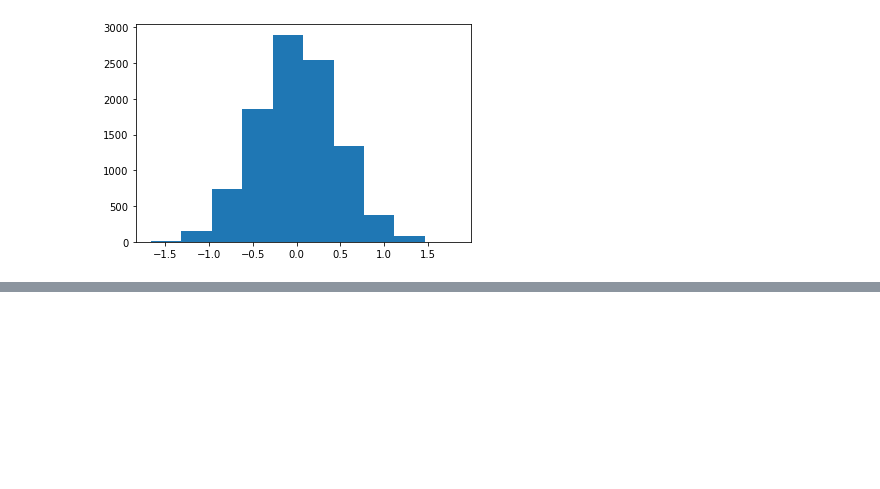
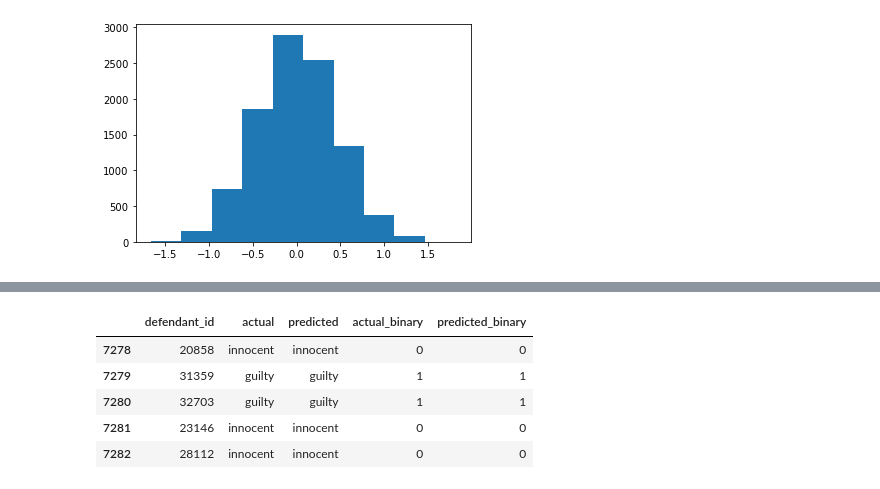
Before and after one commit to tharcyla/practical-statistics, a Jupyter notebook: 12_Hypothesis-Testing.ipynb, the cells around one changed output, grey strips where cells are left out. Drawn from its saved outputs; the diff is of its cells as text; code cells hidden in the pictures; blank space fills up the shorter version.

```diff
--- a/12_Hypothesis-Testing.ipynb
+++ b/12_Hypothesis-Testing.ipynb
@@ -237,0 +405,3 @@ plt.hist(null_vals);
+# %%
+jud_data = pd.read_csv('support-files/12_Hypothesis-Testing/judicial_dataset_predictions.csv')
+par_data = pd.read_csv('support-files/12_Hypothesis-Testing/parachute_dataset.csv')
@@ -237,0 +425,3 @@ plt.hist(null_vals);
+# %%
+jud_data['actual_binary'] = jud_data['actual'].apply(lambda x: 0 if x == "innocent" else 1)
+jud_data.tail()
@@ -237,0 +435,10 @@ plt.hist(null_vals);
+# %%
+jud_data['predicted_binary'] = jud_data['predicted'].apply(lambda x: 0 if x == "innocent" else 1)
+jud_data.tail()
+# %% [output]
+|  | defendant_id | actual | predicted | actual_binary | predicted_binary |
+| 7278 | 20858 | innocent | innocent | 0 | 0 |
+| 7279 | 31359 | guilty | guilty | 1 | 1 |
+| 7280 | 32703 | guilty | guilty | 1 | 1 |
+| 7281 | 23146 | innocent | innocent | 0 | 0 |
+| 7282 | 28112 | innocent | innocent | 0 | 0 |
```
Also changed, not shown: parts of 65 cells of this notebook.
